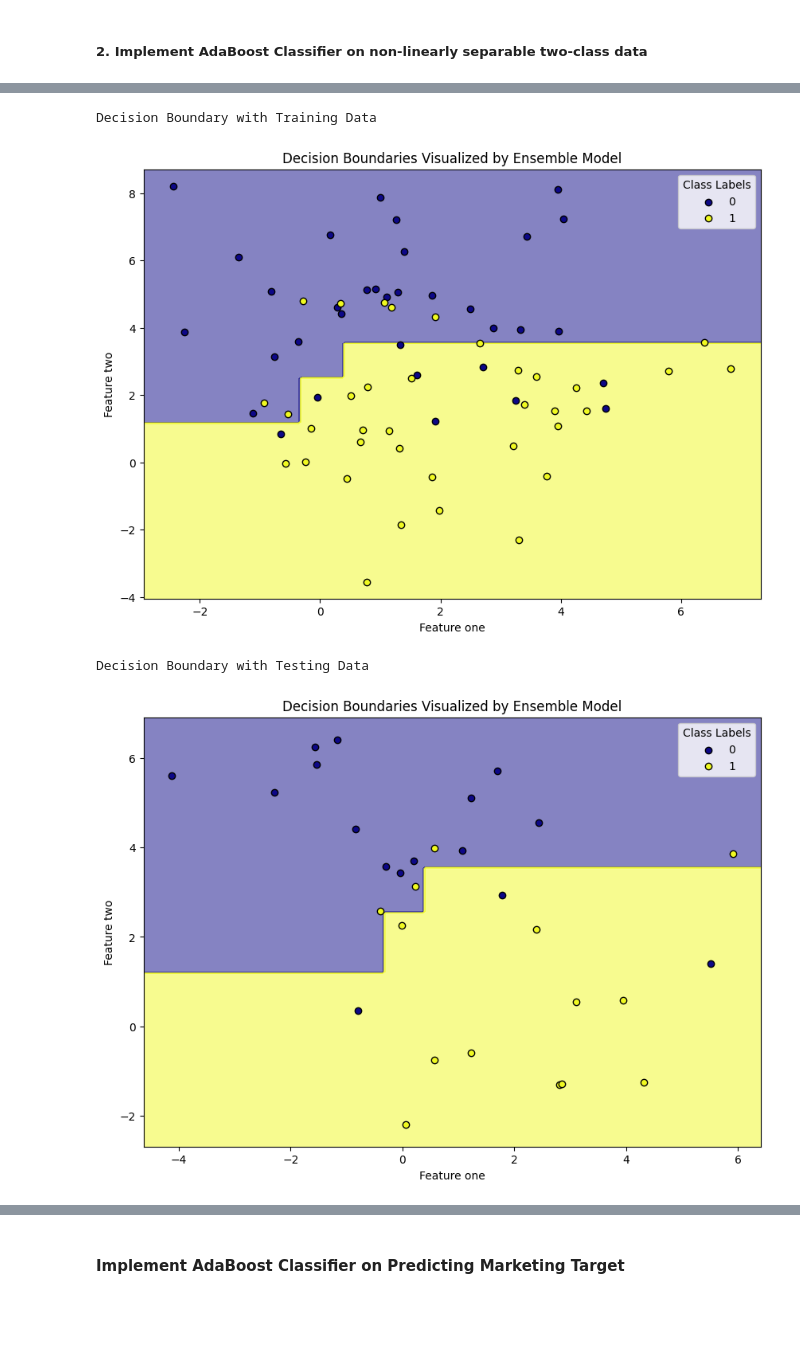
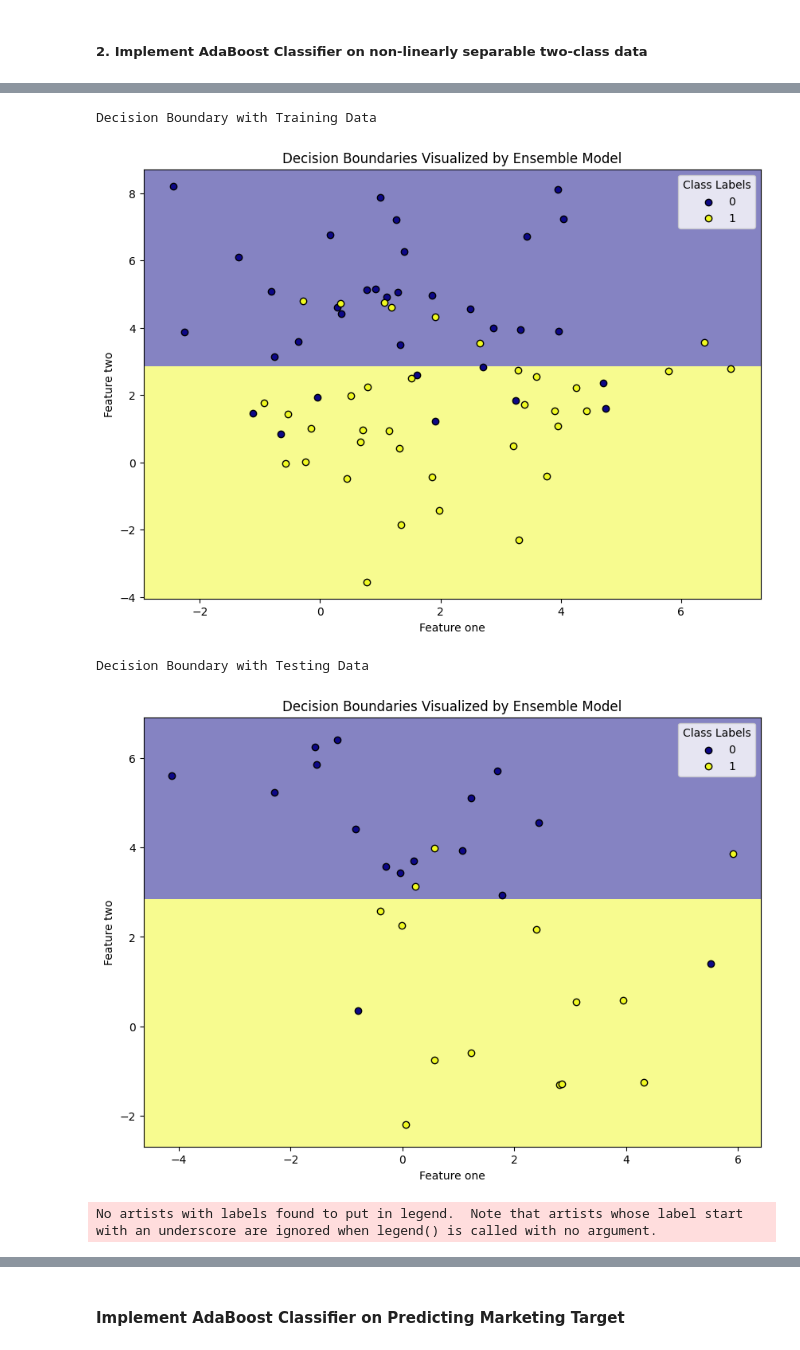
Before and after one commit to XingshengXu/Machine-Learning-Projects, a Jupyter notebook: Ensemble Learning/AdaBoost_demo.ipynb, the cells around one changed output, grey strips where cells are left out. Drawn from its saved outputs; the diff is of its cells as text; code cells hidden in the pictures; blank space fills up the shorter version.

```diff
--- a/Ensemble Learning/AdaBoost_demo.ipynb
+++ b/Ensemble Learning/AdaBoost_demo.ipynb
@@ -20,7 +25,7 @@ X,y = make_blobs(n_samples=100, n_features=2, centers=2, cluster_std=2, random_s
 train_X, test_X, train_Y, test_Y = train_test_split(X, y, test_size=0.3, random_state=0)
 
 # Create ensemble model
-abc = AdaBoostClassifier(model_number=10, learning_rate=0.1)
+abc = AdaBoostClassifier(model_number=50, learning_rate=0.01)
 abc.fit(train_X, train_Y)
 
 # Performance Test
@@ -33,6 +38,9 @@ create_contour_plot(abc, train_X, train_Y, resolution=200)
 
 print('Decision Boundary with Testing Data')
 create_contour_plot(abc, test_X, test_Y, resolution=200)
+
+# Generate classification animation
+create_classification_animation(abc, X, y, resolution=100, alpha=0.5)
 # %% [output]
               precision    recall  f1-score   support
 
@@ -46,4 +54,5 @@ weighted avg       0.77      0.77      0.77        30
 Decision Boundary with Training Data
-[figure, old version]
+[figure, new version]
 Decision Boundary with Testing Data
-[figure, old version]
+[figure, new version]
+No artists with labels found to put in legend.  Note that artists whose label start with an underscore are ignored when legend() is called with no argument.
```
Also changed, not shown: parts of 4 cells of this notebook, 8 other files.
